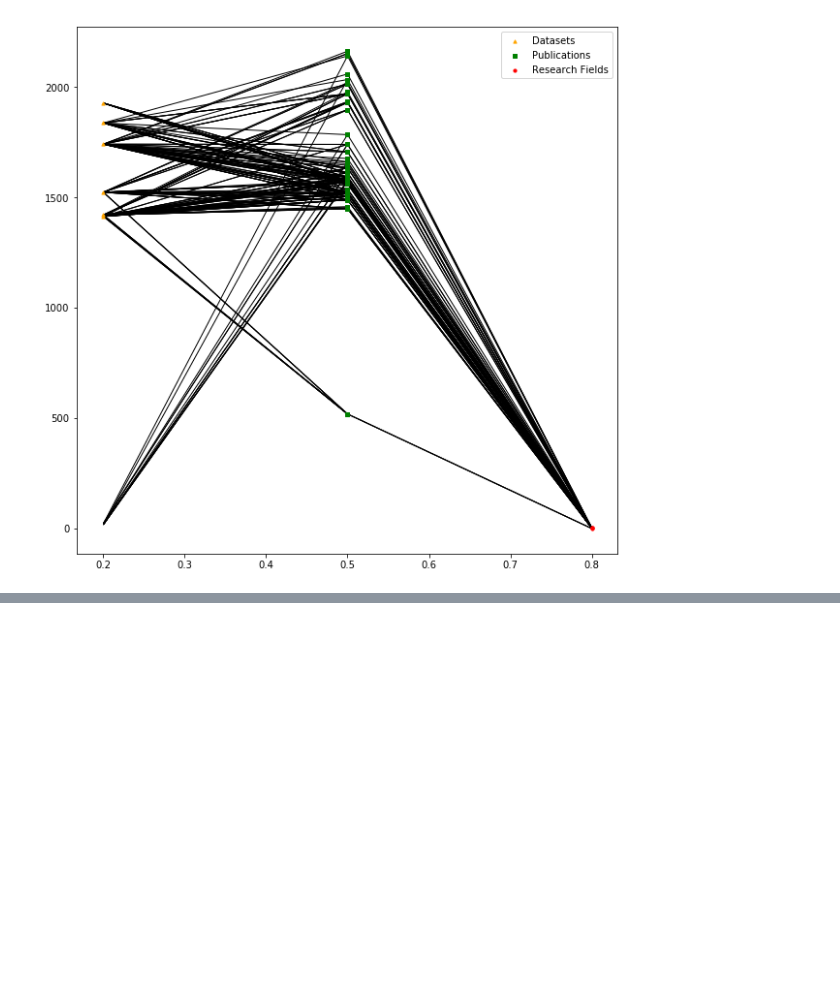
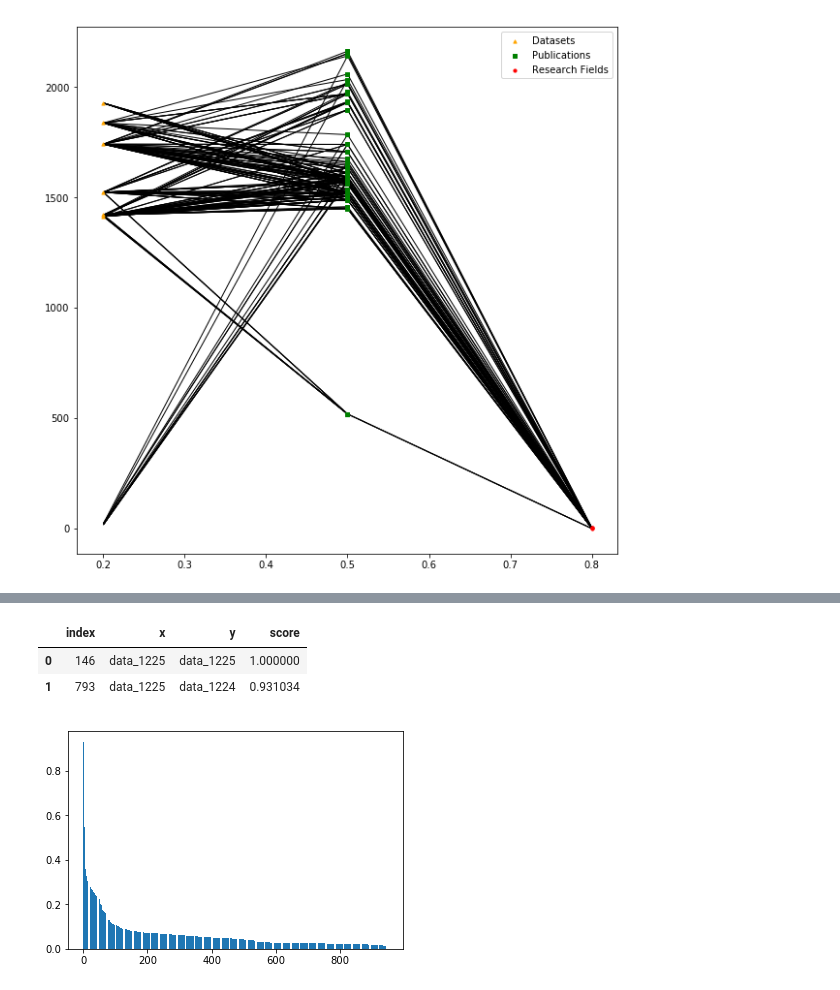
Before and after one commit to rich-context-capstone-2019/Rich-Context-Capstone, a Jupyter notebook: NetworkSimilarity.ipynb, the cells around one changed output, grey strips where cells are left out. Saved outputs shown, nothing was run; the diff lists cells and outputs as text; code cells hidden in the pictures; blank space fills up the shorter version.

Commit message:
network similarity function

```diff
--- a/NetworkSimilarity.ipynb
+++ b/NetworkSimilarity.ipynb
@@ -81,6 +78,3 @@ plt.legend()
 [figure]
 # %%
 alldatasets = [i for i in G.nodes if(i.startswith('data'))]
-# %%
-def generatePairs(firstnode):
-    return [(firstnode, i) for i in allnodes]
@@ -86,0 +83,13 @@ def generatePairs(firstnode):
+# %%
+def generatePairs(firstnode, allDatasets):
+    return [(firstnode, i) for i in allDatasets]
+def getJaccard(node, g):
+    allDatasets = [i for i in g.nodes if(str(i).startswith('data'))]
+
+    pairs = generatePairs(node, allDatasets)
+    preds_jaccard = nx.jaccard_coefficient(g, pairs)
+    res = []
+    for u, v, p in preds_jaccard:
+        if p > 0.0:
+            res.append((u,v,p))
+    return res
@@ -87 +100,10 @@ def generatePairs(firstnode):
+# %%
+from networkx.readwrite import json_graph
+import json
+def read_json_file(filename):
+    with open(filename, 'r') as f:
+        js_graph = json.load(f)
+    return json_graph.node_link_graph(js_graph)
+
+G2 = read_json_file('data/network_json.json')
 # %%
@@ -203,0 +238,11 @@ from networkx.algorithms.community import k_clique_communities
+# %%
+allDatasets = [i for i in G2.nodes if(str(i).startswith('data'))]
+sampleDataset = sample(allDatasets, 800)
+for i in sampleDataset:
+    tmp = getJaccard(i, G2)
+    if len(tmp)>0:
+        res = getJaccard(i, G2)
+        df = pd.DataFrame(res, columns=['x', 'y', 'score']).sort_values(by=['score'], ascending=False).reset_index()
+        display(df.head())
+
+        break
@@ -203,0 +256,11 @@ from networkx.algorithms.community import k_clique_communities
+# %%
+df.iloc[:2]
+# %% [output]
+|  | index | x | y | score |
+| 0 | 146 | data_1225 | data_1225 | 1.000000 |
+| 1 | 793 | data_1225 | data_1224 | 0.931034 |
+# %%
+plt.bar(df.iloc[1:].index, df.iloc[1:].score)
+plt.show()
+# %% [output]
+[figure, added]
```
Also changed, not shown: parts of 22 cells of this notebook.
